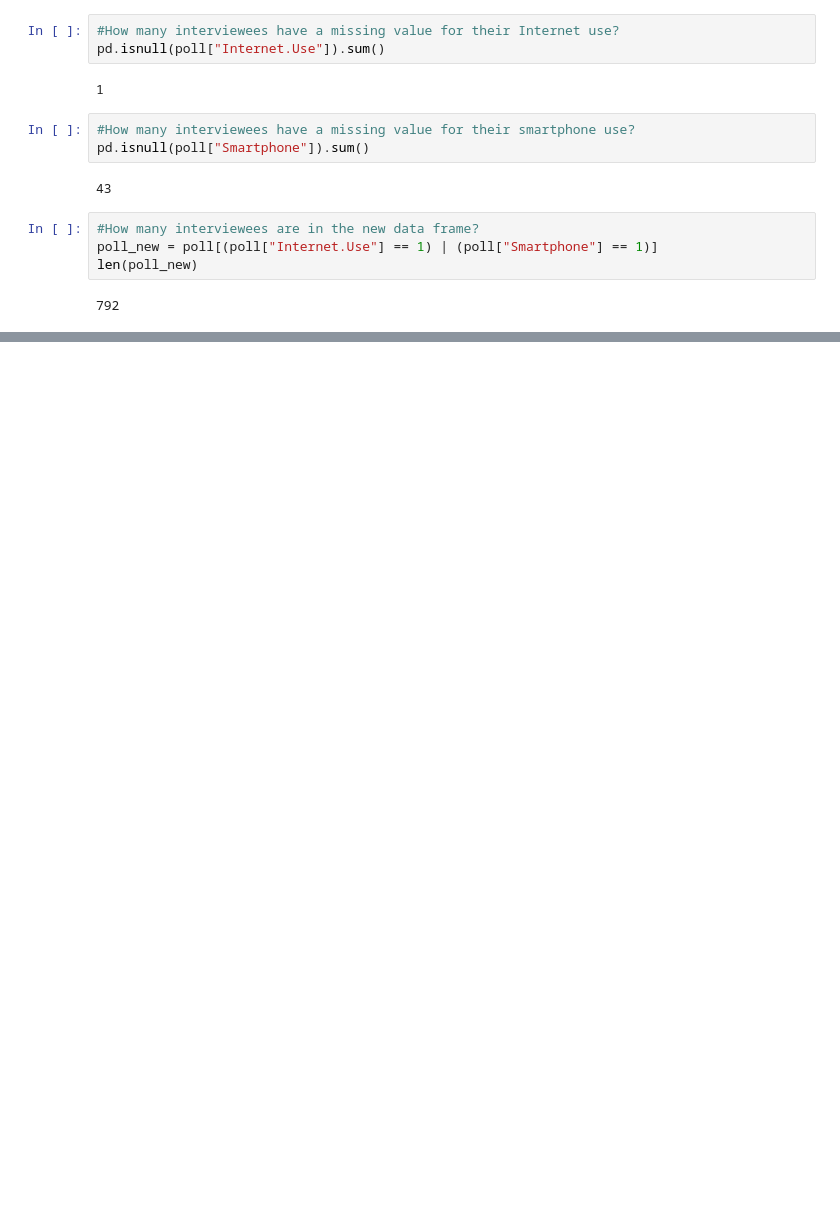
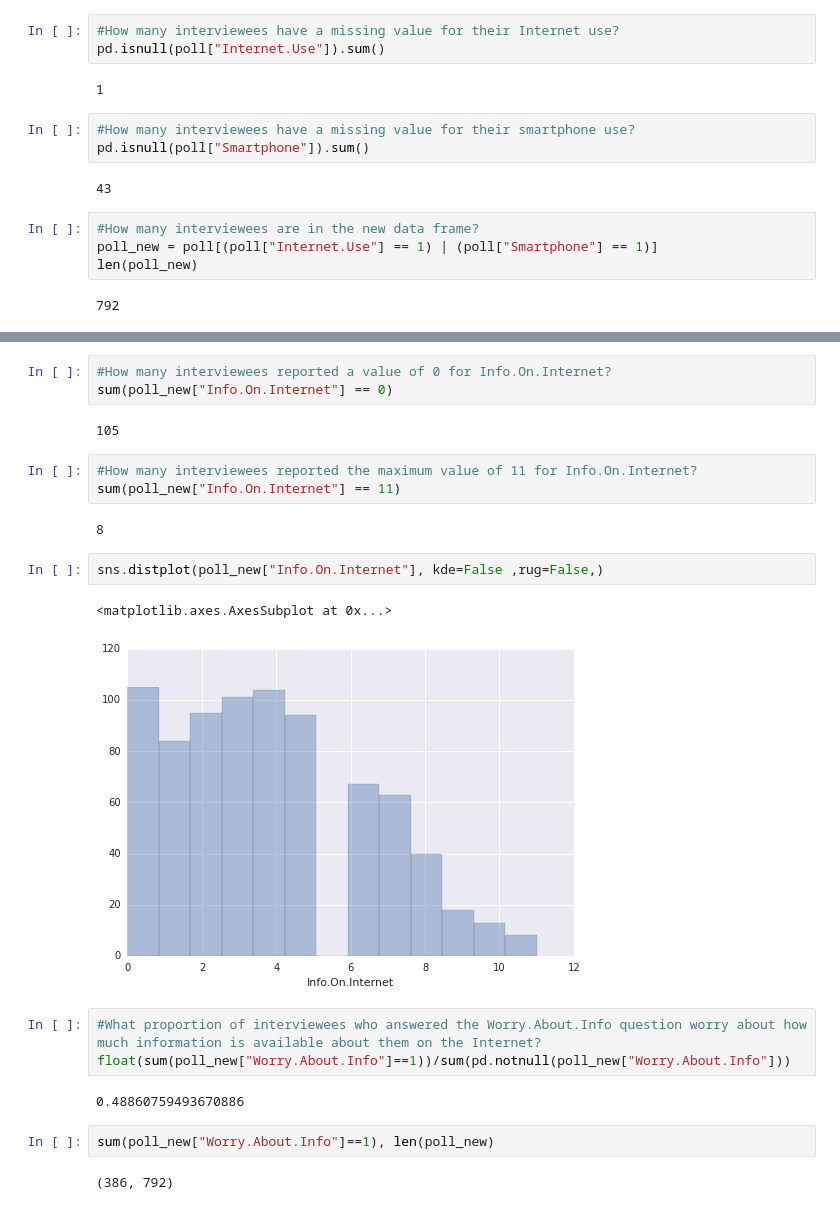
Before and after one commit to bryanyang0528/MITx-15.071x-The-Analytics-Edge, a Jupyter notebook: Unit1/unit1.ipynb, the cells around one changed output, grey strips where cells are left out. Cells and saved outputs as stored; diff of their text form; blank space fills up the shorter version.

```diff
--- a/Unit1/unit1.ipynb
+++ b/Unit1/unit1.ipynb
@@ -139,0 +171,24 @@ len(poll_new)
+# %%
+#How many interviewees reported a value of 0 for Info.On.Internet?
+sum(poll_new["Info.On.Internet"] == 0)
+# %% [output]
+105
+# %%
+#How many interviewees reported the maximum value of 11 for Info.On.Internet?
+sum(poll_new["Info.On.Internet"] == 11)
+# %% [output]
+8
+# %%
+sns.distplot(poll_new["Info.On.Internet"], kde=False ,rug=False,)
+# %% [output]
+<matplotlib.axes.AxesSubplot at 0x...>
+[figure, added]
+# %%
+#What proportion of interviewees who answered the Worry.About.Info question worry about how much information is available about them on the Internet?
+float(sum(poll_new["Worry.About.Info"]==1))/sum(pd.notnull(poll_new["Worry.About.Info"]))
+# %% [output]
+0.48860759493670886
+# %%
+sum(poll_new["Worry.About.Info"]==1), len(poll_new)
+# %% [output]
+(386, 792)
```
Also changed, not shown: parts of 8 cells of this notebook.
